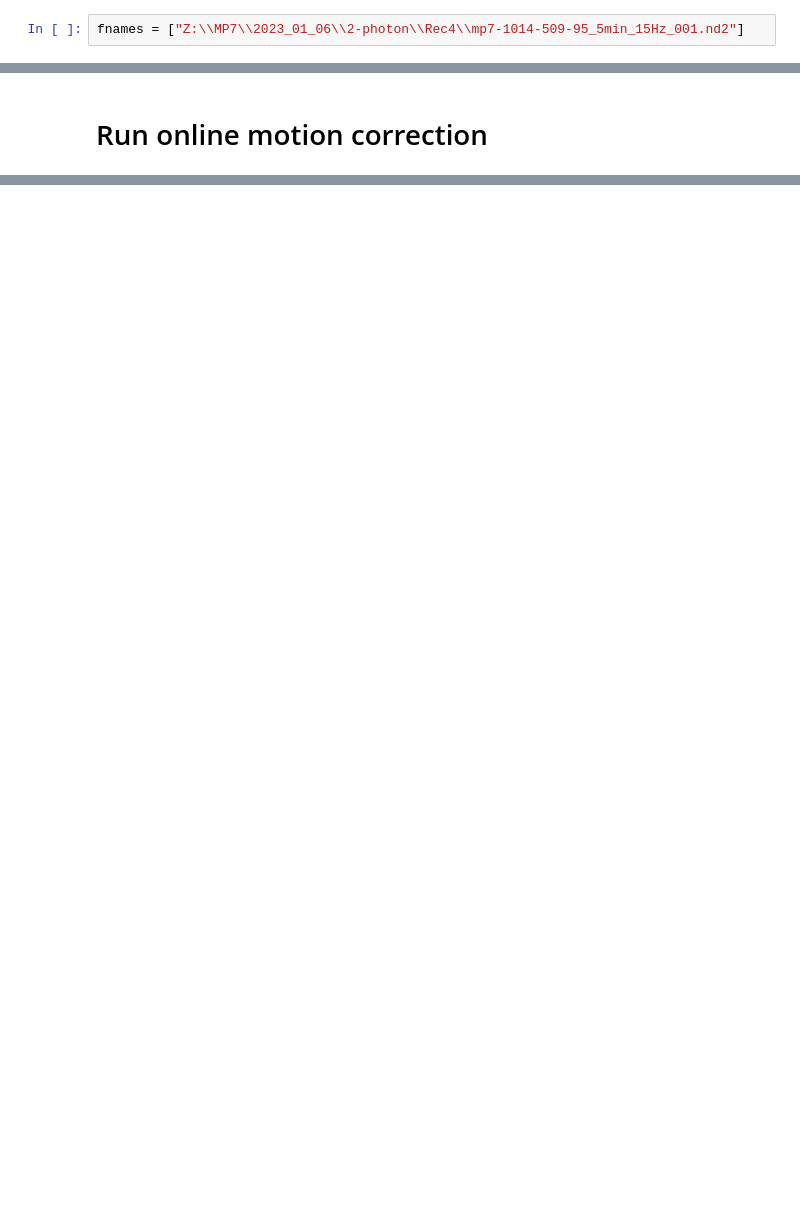
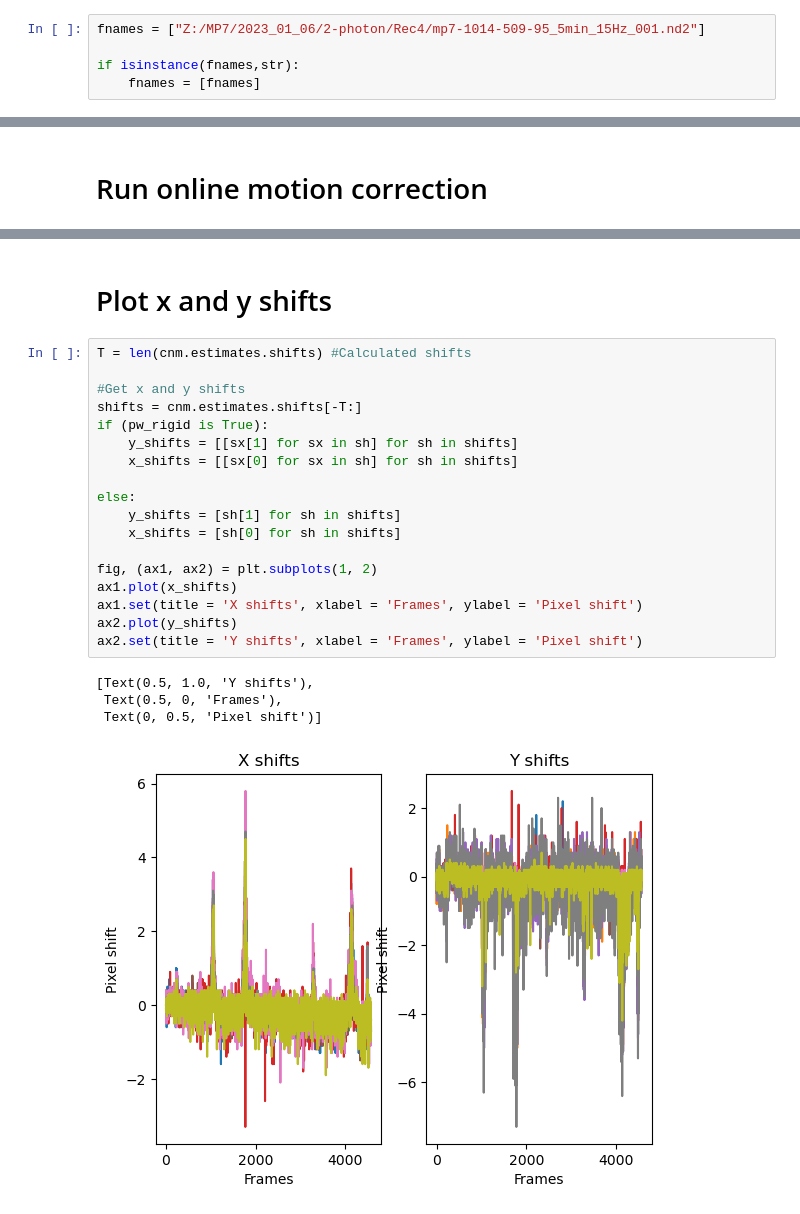
Before and after one commit to BlackwoodAlice/CaImAn, a Jupyter notebook: Personal analysis codes/Demo_online_motion_correction.ipynb, the cells around one changed output, grey strips where cells are left out. Saved outputs shown, nothing was run; the diff lists cells and outputs as text; blank space fills up the shorter version.

```diff
--- a/Personal analysis codes/Demo_online_motion_correction.ipynb
+++ b/Personal analysis codes/Demo_online_motion_correction.ipynb
@@ -32,4 +37,7 @@ Loading BokehJS ...
 # %%
-fnames = ["Z:\\MP7\\2023_01_06\\2-photon\\Rec4\\mp7-1014-509-95_5min_15Hz_001.nd2"]
+fnames = ["Z:/MP7/2023_01_06/2-photon/Rec4/mp7-1014-509-95_5min_15Hz_001.nd2"]
+
+if isinstance(fnames,str):
+    fnames = [fnames]
 # %% [markdown]
 # Set parameters
@@ -119 +111,26 @@ cnm.motion_correction_online(save_movie=True,nbits=np.float16)
 <caiman.source_extraction.cnmf.online_cnmf.OnACID at 0x...>
+# %% [markdown]
+# Plot x and y shifts
+# %%
+T = len(cnm.estimates.shifts) #Calculated shifts
+
+#Get x and y shifts
+shifts = cnm.estimates.shifts[-T:]
+if (pw_rigid is True):
+    y_shifts = [[sx[1] for sx in sh] for sh in shifts]
+    x_shifts = [[sx[0] for sx in sh] for sh in shifts]
+
+else:
+    y_shifts = [sh[1] for sh in shifts]
+    x_shifts = [sh[0] for sh in shifts]
+
+fig, (ax1, ax2) = plt.subplots(1, 2)
+ax1.plot(x_shifts)
+ax1.set(title = 'X shifts', xlabel = 'Frames', ylabel = 'Pixel shift')
+ax2.plot(y_shifts)
+ax2.set(title = 'Y shifts', xlabel = 'Frames', ylabel = 'Pixel shift')
+# %% [output]
+[Text(0.5, 1.0, 'Y shifts'),
+ Text(0.5, 0, 'Frames'),
+ Text(0, 0.5, 'Pixel shift')]
+[figure, added]
```
Also changed, not shown: parts of 8 cells of this notebook, 5 other files.
